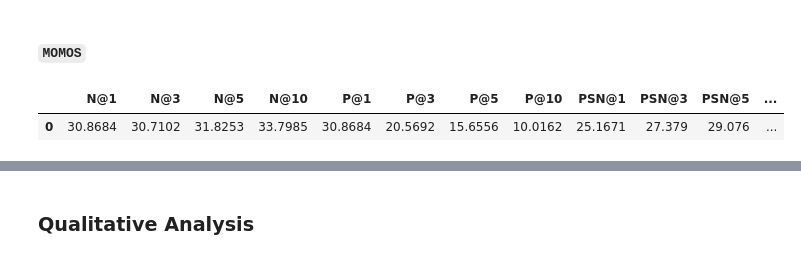
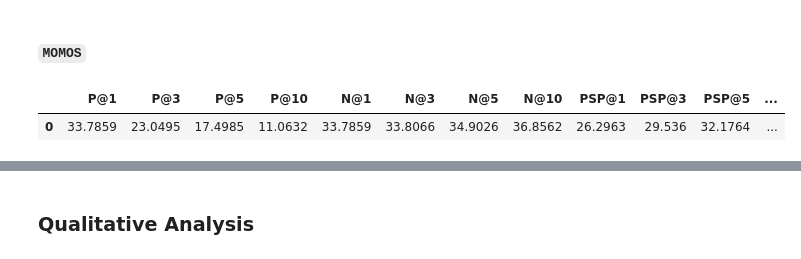
Before and after one commit to suchith720/medic, a Jupyter notebook: nbs/21_experiment-summary.ipynb, the cells around one changed output, grey strips where cells are left out. Drawn from its saved outputs; the diff is of its cells as text; code cells hidden in the pictures.

```diff
--- a/nbs/21_experiment-summary.ipynb
+++ b/nbs/21_experiment-summary.ipynb
@@ -424,11 +424,11 @@ display_results(metrics, index=['MOMOS new linker', 'MOMOS renee linker'], scale
 #### `MOMOS`
 # %%
 # MOMOS trained with label free parameters
-m = {'eval_N@1': 0.3086837828159332, 'eval_N@10': 0.33798518776893616, 'eval_N@3': 0.3071019947528839, 'eval_N@5': 0.31825312972068787, 'eval_P@1': 0.3086837732022646, 'eval_P@10': 0.10016223981078562, 'eval_P@3': 0.20569153780427488, 'eval_P@5': 0.15655578401842182, 'eval_PSN@1': 0.2516709268093109, 'eval_PSN@10': 0.3130783438682556, 'eval_PSN@3': 0.27379006147384644, 'eval_PSN@5': 0.2907603979110718, 'eval_PSP@1': 0.2516709234622292, 'eval_PSP@10': 0.33748429957414766, 'eval_PSP@3': 0.27001984009723096, 'eval_PSP@5': 0.29216956958822926, 'eval_R@10': 0.38765314563420117, 'eval_R@100': 0.5312112641908774, 'eval_R@200': 0.5601648397796074}
+m = {'test_loss': 0.14033186435699463, 'test_P@1': 0.33785877249809876, 'test_P@10': 0.11063177759628172, 'test_P@3': 0.23049507553353324, 'test_P@5': 0.17498464918475493, 'test_N@1': 0.33785876631736755, 'test_N@10': 0.3685618042945862, 'test_N@3': 0.33806565403938293, 'test_N@5': 0.3490257263183594, 'test_PSP@1': 0.26296250709866, 'test_PSP@10': 0.3705992357286006, 'test_PSP@3': 0.2953603554953699, 'test_PSP@5': 0.3217639742594924, 'test_PSN@1': 0.2629624903202057, 'test_PSN@10': 0.33637887239456177, 'test_PSN@3': 0.2940034568309784, 'test_PSN@5': 0.31280088424682617, 'test_R@200': 0.5801263512240644, 'test_R@10': 0.41852711871054366, 'test_R@100': 0.5538106731905881, 'test_runtime': 260.2416, 'test_samples_per_second': 682.116, 'test_steps_per_second': 0.427}
 display_metric(m)
 # %% [output]
-|  | N@1 | N@3 | N@5 | N@10 | P@1 | P@3 | P@5 | P@10 | PSN@1 | PSN@3 | PSN@5 | ... |
-| 0 | 30.8684 | 30.7102 | 31.8253 | 33.7985 | 30.8684 | 20.5692 | 15.6556 | 10.0162 | 25.1671 | 27.379 | 29.076 | ... |
+|  | P@1 | P@3 | P@5 | P@10 | N@1 | N@3 | N@5 | N@10 | PSP@1 | PSP@3 | PSP@5 | ... |
+| 0 | 33.7859 | 23.0495 | 17.4985 | 11.0632 | 33.7859 | 33.8066 | 34.9026 | 36.8562 | 26.2963 | 29.536 | 32.1764 | ... |
 # %%
 # MOMOS trained with only the distillation loss
 m = {'test_loss': 0.244585320353508, 'test_P@1': 0.32695828521533393, 'test_P@10': 0.10685125200690773, 'test_P@3': 0.22268352909143516, 'test_P@5': 0.16922513590417926, 'test_N@1': 0.3269582986831665, 'test_N@10': 0.35452887415885925, 'test_N@3': 0.3256007134914398, 'test_N@5': 0.3360194265842438, 'test_PSP@1': 0.26029174301672003, 'test_PSP@10': 0.35887802357311965, 'test_PSP@3': 0.2878276998261999, 'test_PSP@5': 0.3130290098640511, 'test_PSN@1': 0.2602917551994324, 'test_PSN@10': 0.3260513246059418, 'test_PSN@3': 0.28627878427505493, 'test_PSN@5': 0.3039938509464264, 'test_R@200': 0.5496826728803664, 'test_R@10': 0.40189315629719036, 'test_R@100': 0.525948614535817, 'test_runtime': 246.8328, 'test_samples_per_second': 719.171, 'test_steps_per_second': 0.45}
```
Also changed, not shown: parts of 6 cells of this notebook, 1 other file.
